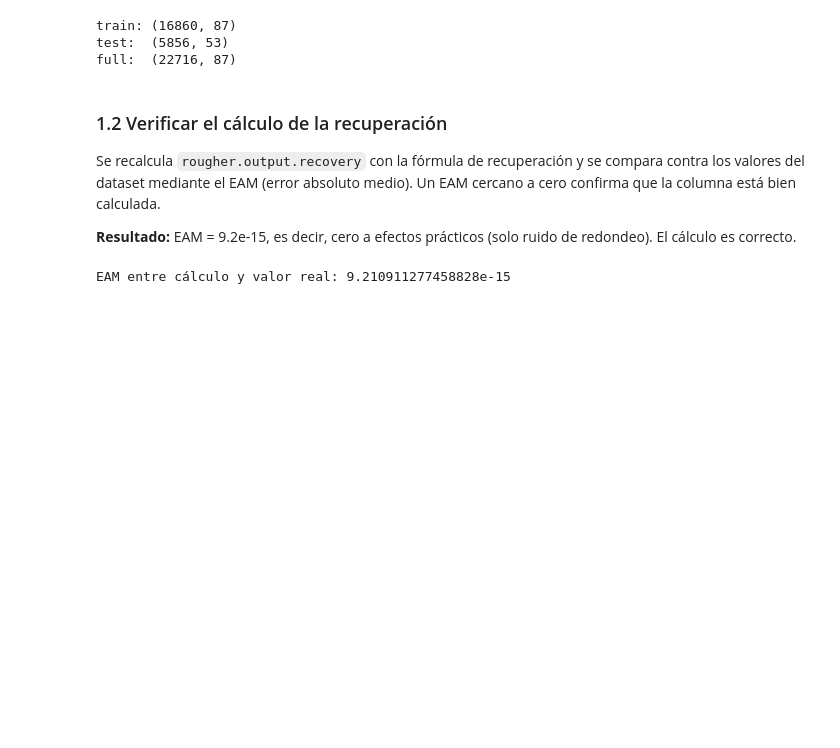
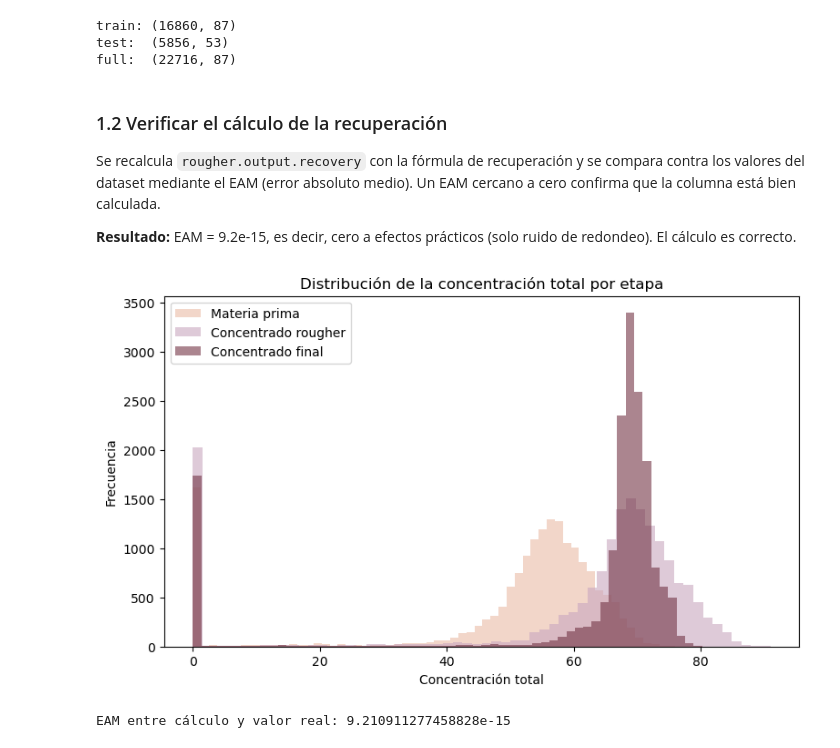
Before and after one commit to he1109-ci3l0/-gold-recovery-zyfra, a Jupyter notebook: notebooks/gold_recovery.ipynb, the cells around one changed output. Drawn from its saved outputs; the diff is of its cells as text; code cells hidden in the pictures; blank space fills up the shorter version.

Commit message:
Seccion 2.3: concentraciones totales y zoom zona baja#

```diff
--- a/notebooks/gold_recovery.ipynb
+++ b/notebooks/gold_recovery.ipynb
@@ -28,4 +64,27 @@ full:  (22716, 87)
 Se recalcula `rougher.output.recovery` con la fórmula de recuperación y se compara contra los valores del dataset mediante el EAM (error absoluto medio). Un EAM cercano a cero confirma que la columna está bien calculada.
 
 **Resultado:** EAM = 9.2e-15, es decir, cero a efectos prácticos (solo ruido de redondeo). El cálculo es correcto.
+# %%
+sustancias = ["au", "ag", "pb", "sol"]
+
+etapas_totales = {
+    "Materia prima": "rougher.input.feed_",
+    "Concentrado rougher": "rougher.output.concentrate_",
+    "Concentrado final": "final.output.concentrate_",
+}
+
+for nombre, prefijo in etapas_totales.items():
+    cols = [prefijo + s for s in sustancias]
+    train[nombre] = train[cols].sum(axis=1)
+
+fig, ax = plt.subplots(figsize=(9, 5))
+for nombre, color in zip(etapas_totales, ["#EABCA5", "#C9A7BF", "#733445"]):
+    ax.hist(train[nombre], bins=60, alpha=0.6, color=color, label=nombre)
+ax.set_xlabel("Concentración total")
+ax.set_ylabel("Frecuencia")
+ax.set_title("Distribución de la concentración total por etapa")
+ax.legend()
+plt.show()
+# %% [output]
+[figure, added]
 # %%
```
Also changed, not shown: parts of 12 cells of this notebook, 1 other file.
